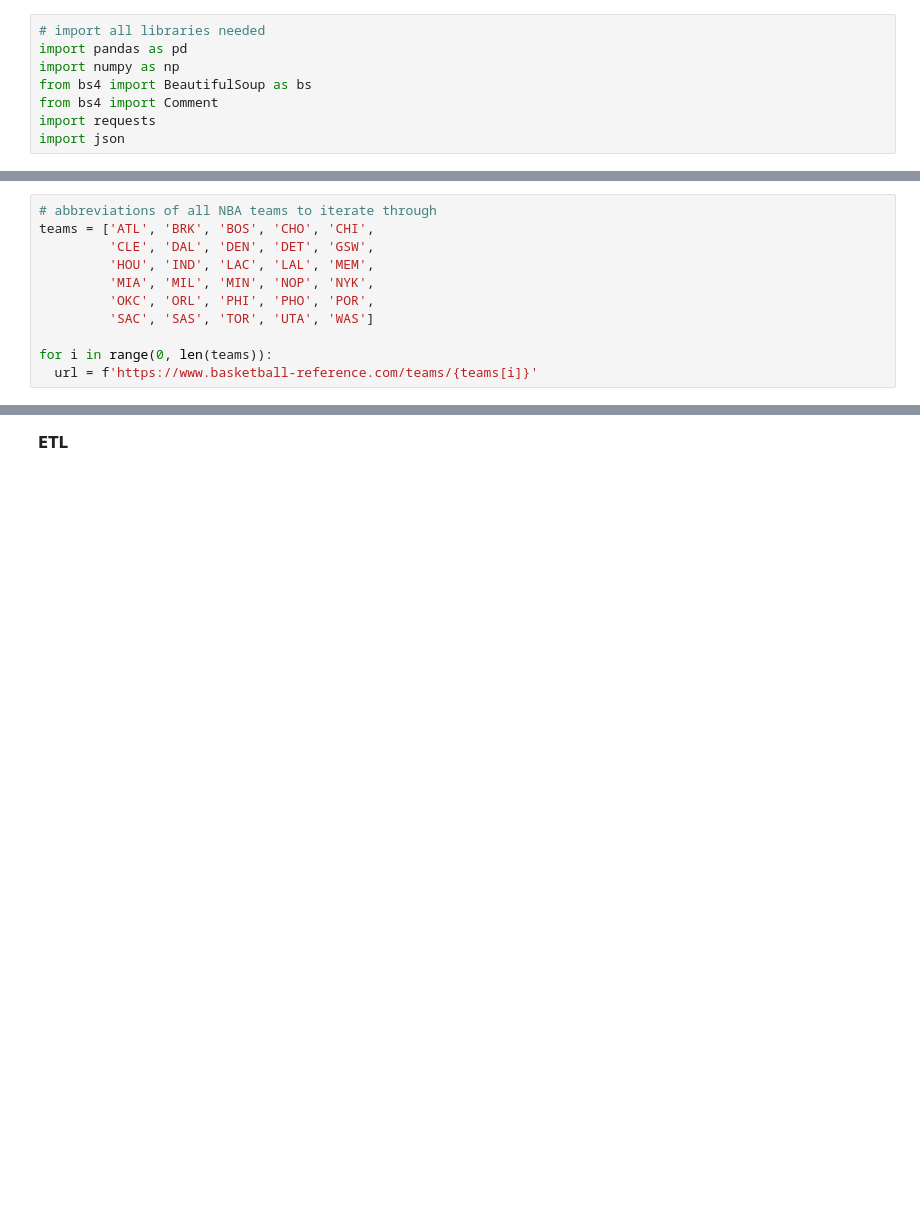
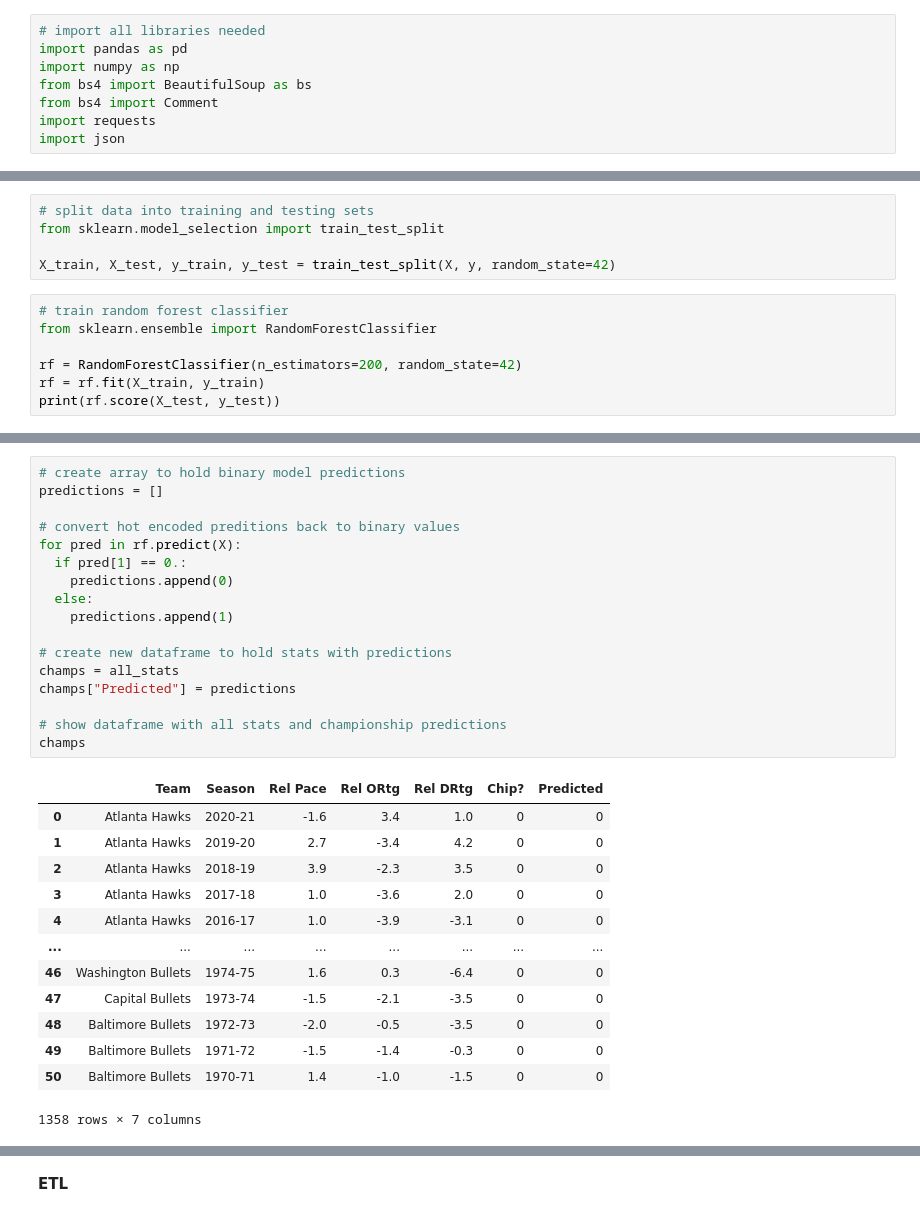
Before and after one commit to d-jenkins/NBA_Champs, a Jupyter notebook: Final_Project.ipynb, the cells around one changed output, grey strips where cells are left out. Cells and saved outputs as stored; diff of their text form; blank space fills up the shorter version.

```diff
--- a/Final_Project.ipynb
+++ b/Final_Project.ipynb
@@ -60,11 +10,0 @@ See the caveats in the documentation: https://pandas.pydata.org/pandas-docs/stab
-# %%
-# abbreviations of all NBA teams to iterate through
-teams = ['ATL', 'BRK', 'BOS', 'CHO', 'CHI',
-         'CLE', 'DAL', 'DEN', 'DET', 'GSW',
-         'HOU', 'IND', 'LAC', 'LAL', 'MEM',
-         'MIA', 'MIL', 'MIN', 'NOP', 'NYK',
-         'OKC', 'ORL', 'PHI', 'PHO', 'POR',
-         'SAC', 'SAS', 'TOR', 'UTA', 'WAS']
-
-for i in range(0, len(teams)):
-  url = f'https://www.basketball-reference.com/teams/{teams[i]}'
@@ -88,0 +99,12 @@ WAS
+# %%
+# split data into training and testing sets
+from sklearn.model_selection import train_test_split
+
+X_train, X_test, y_train, y_test = train_test_split(X, y, random_state=42)
+# %%
+# train random forest classifier
+from sklearn.ensemble import RandomForestClassifier
+
+rf = RandomForestClassifier(n_estimators=200, random_state=42)
+rf = rf.fit(X_train, y_train)
+print(rf.score(X_test, y_test))
@@ -88,0 +120,31 @@ WAS
+# %%
+# create array to hold binary model predictions
+predictions = []
+
+# convert hot encoded preditions back to binary values
+for pred in rf.predict(X):
+  if pred[1] == 0.:
+    predictions.append(0)
+  else:
+    predictions.append(1)
+
+# create new dataframe to hold stats with predictions
+champs = all_stats
+champs["Predicted"] = predictions
+
+# show dataframe with all stats and championship predictions
+champs
+# %% [output]
+|  | Team | Season | Rel Pace | Rel ORtg | Rel DRtg | Chip? | Predicted |
+| 0 | Atlanta Hawks | 2020-21 | -1.6 | 3.4 | 1.0 | 0 | 0 |
+| 1 | Atlanta Hawks | 2019-20 | 2.7 | -3.4 | 4.2 | 0 | 0 |
+| 2 | Atlanta Hawks | 2018-19 | 3.9 | -2.3 | 3.5 | 0 | 0 |
+| 3 | Atlanta Hawks | 2017-18 | 1.0 | -3.6 | 2.0 | 0 | 0 |
+| 4 | Atlanta Hawks | 2016-17 | 1.0 | -3.9 | -3.1 | 0 | 0 |
+| ... | ... | ... | ... | ... | ... | ... | ... |
+| 46 | Washington Bullets | 1974-75 | 1.6 | 0.3 | -6.4 | 0 | 0 |
+| 47 | Capital Bullets | 1973-74 | -1.5 | -2.1 | -3.5 | 0 | 0 |
+| 48 | Baltimore Bullets | 1972-73 | -2.0 | -0.5 | -3.5 | 0 | 0 |
+| 49 | Baltimore Bullets | 1971-72 | -1.5 | -1.4 | -0.3 | 0 | 0 |
+| 50 | Baltimore Bullets | 1970-71 | 1.4 | -1.0 | -1.5 | 0 | 0 |
+1358 rows × 7 columns
```
Also changed, not shown: parts of 27 cells of this notebook.
